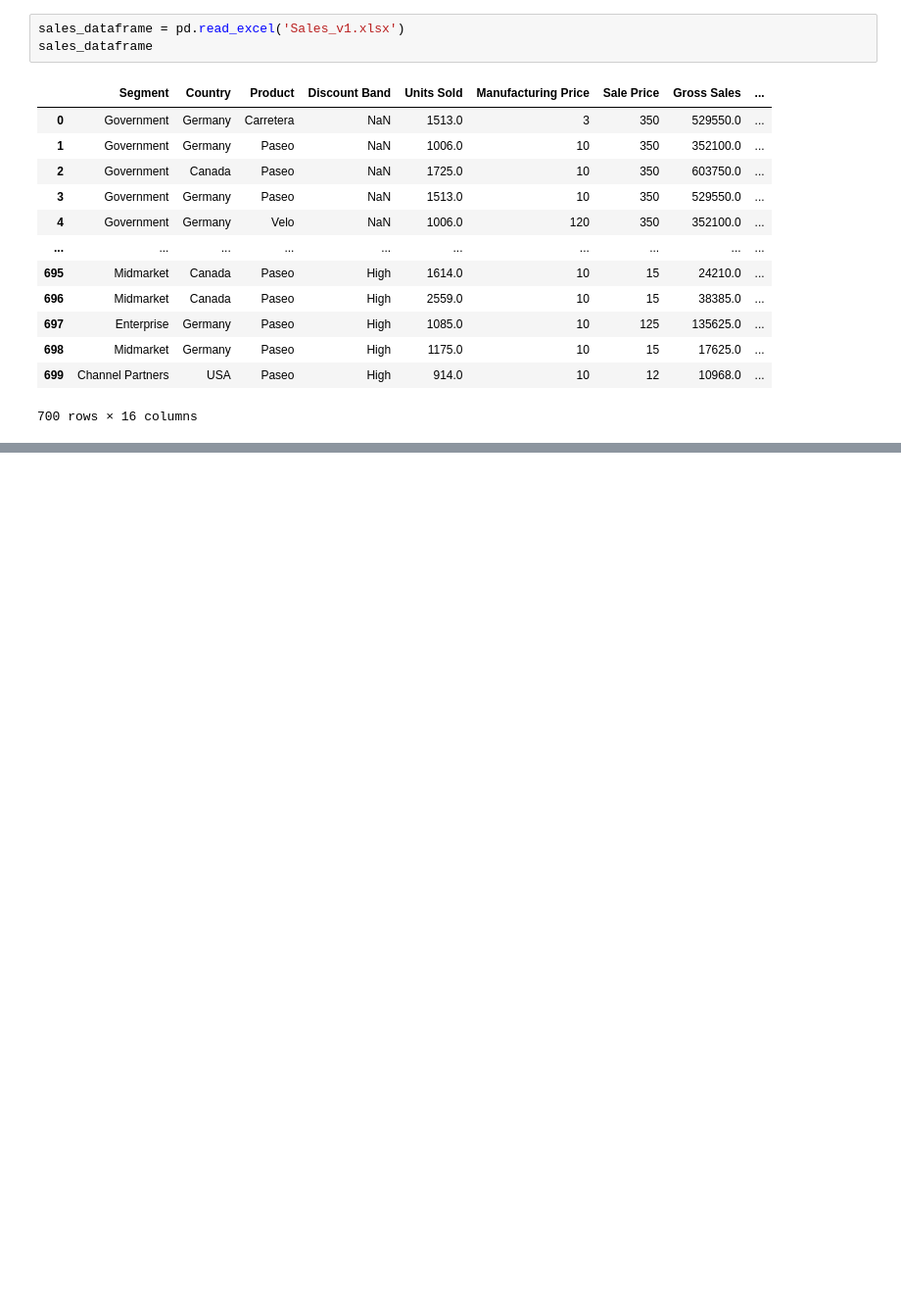
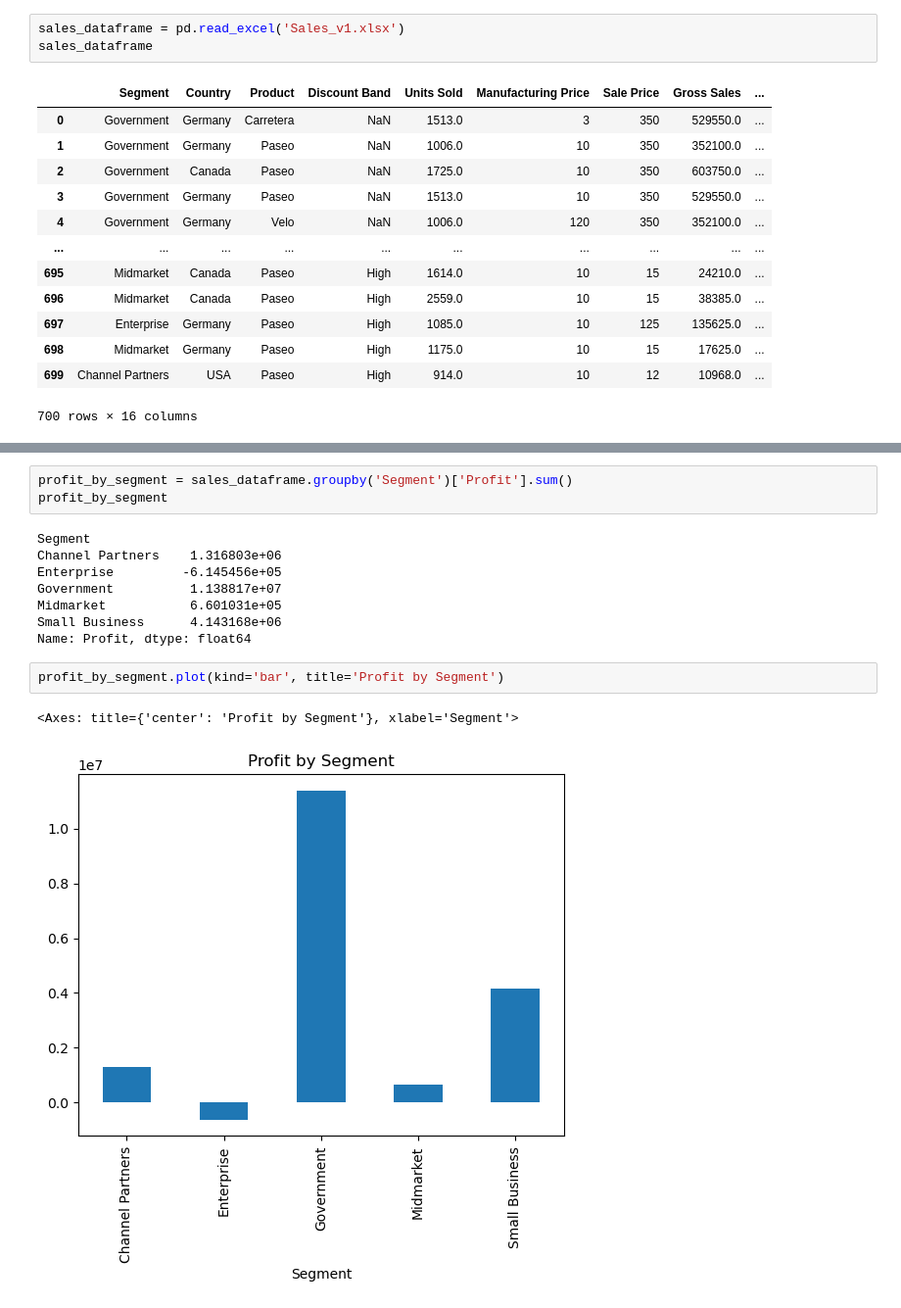
Before and after one commit to eoquessada/product_sales, a Jupyter notebook: sales_analysis.ipynb, the cells around one changed output, grey strips where cells are left out. Shown: that part at 98% size. Saved outputs shown, nothing was run; the diff lists cells and outputs as text; blank space fills up the shorter version.

```diff
--- a/sales_analysis.ipynb
+++ b/sales_analysis.ipynb
@@ -38,0 +45,16 @@ sales_dataframe
+# %%
+profit_by_segment = sales_dataframe.groupby('Segment')['Profit'].sum()
+profit_by_segment
+# %% [output]
+Segment
+Channel Partners    1.316803e+06
+Enterprise         -6.145456e+05
+Government          1.138817e+07
+Midmarket           6.601031e+05
+Small Business      4.143168e+06
+Name: Profit, dtype: float64
+# %%
+profit_by_segment.plot(kind='bar', title='Profit by Segment')
+# %% [output]
+<Axes: title={'center': 'Profit by Segment'}, xlabel='Segment'>
+[figure, added]
```
Also changed, not shown: parts of 4 cells of this notebook.
